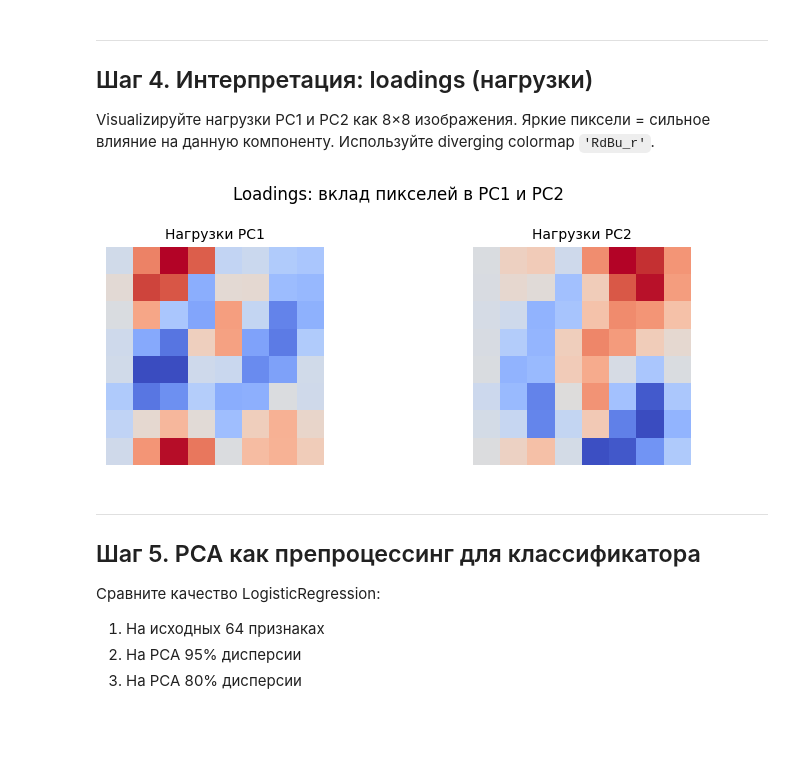
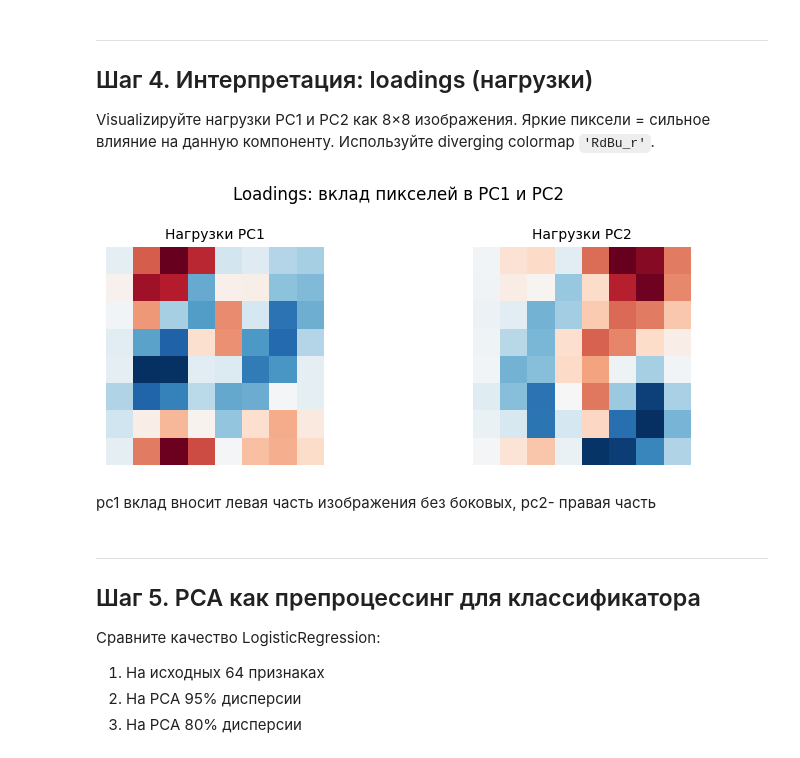
Before and after one commit to kirilyin/hwXX_, a Jupyter notebook: hw12_PCA/pca_practice_student.ipynb, the cells around one changed output. Saved outputs shown, nothing was run; the diff lists cells and outputs as text; code cells hidden in the pictures; blank space fills up the shorter version.

```diff
--- a/hw12_PCA/pca_practice_student.ipynb
+++ b/hw12_PCA/pca_practice_student.ipynb
@@ -144,20 +144,22 @@ Visualizируйте нагрузки PC1 и PC2 как 8×8 изображен
 # %%
 # pca2.components_ имеет форму (2, 64)
 fig, axes = plt.subplots(1, 2, figsize=(8, 3))
 for i, ax in enumerate(axes):
     # YOUR CODE HERE
     # Подсказка: pca2.components_[i].reshape(8, 8)
-    ax.imshow(pca2.components_[i].reshape(8, 8), cmap='coolwarm')
+    ax.imshow(pca2.components_[i].reshape(8, 8), cmap='RdBu_r')
     ax.set_title(f'Нагрузки PC{i+1}', fontsize=10)
     ax.axis('off')
 
 plt.suptitle('Loadings: вклад пикселей в PC1 и PC2', fontsize=12)
 plt.tight_layout()
 plt.show()
 
 # Вопрос: какие области изображения наиболее важны для PC1 и PC2?
 # %% [output]
-[figure, old version]
+[figure, new version]
+# %% [markdown]
+pc1 вклад вносит левая часть изображения без боковых, pc2- правая часть
 # %% [markdown]
 ---
 ## Шаг 5. PCA как препроцессинг для классификатора
```
Also changed, not shown: parts of 2 cells of this notebook.
